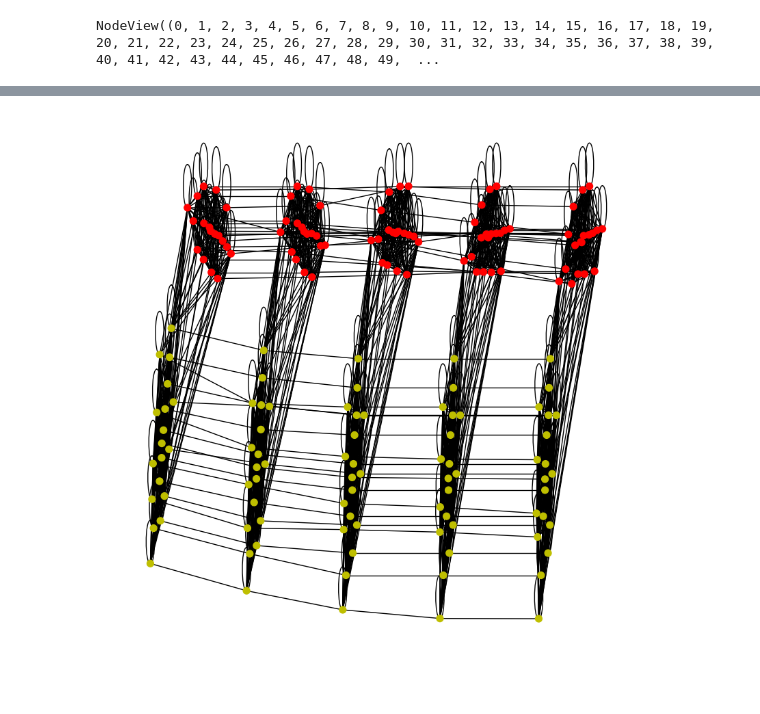
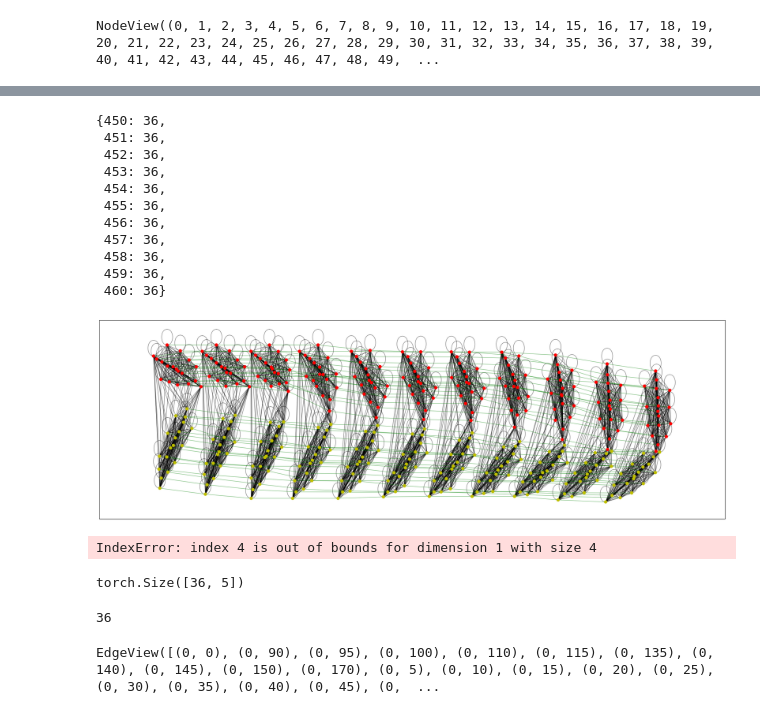
Before and after one commit to JulianAlvarezdeGiorgi/Behavioral_Tagging_of_Mice_in_multiple_Mice_setup_using_Deep_Learning, a Jupyter notebook: src/Visualization.ipynb, the cells around one changed output, grey strips where cells are left out. Drawn from its saved outputs; the diff is of its cells as text; code cells hidden in the pictures.

Commit message:
Visualization

```diff
--- a/src/Visualization.ipynb
+++ b/src/Visualization.ipynb
@@ -69,3 +77,4 @@ tensor([76, 77, 78, 79, 80, 76, 77, 78, 79, 80, 76, 77, 78, 79, 80, 76, 77, 78,
 # %%
 node_features = data.x
-edge_index = data.edge_index
+edge_index = data.edge_index.numpy()
+frame_mask = data.frame_mask
@@ -79,0 +81,31 @@ G.add_edges_from(edge_index.T.tolist())
+# %%
+# Eliminate repeated edges
+edge_index = np.unique(edge_index, axis=1)
+# %%
+# Plot the graph
+import matplotlib.pyplot as plt
+import networkx as nx
+
+G = nx.Graph()
+G1 = nx.Graph()
+G.add_nodes_from(range(node_features.shape[0]))
+G1.add_nodes_from(range(node_features.shape[0]))
+edge_color = []
+edge1_color = []
+edges = []
+for edge in edge_index.T:
+    if (edge[0], edge[1]) in edges or (edge[1], edge[0]) in edges:
+            print('Already in')
+            print(edge)
+    #if node_features[edge[0], 4] != node_features[edge[1], 4]:
+    if frame_mask[edge[0]] != frame_mask[edge[1]]:
+        G1.add_edge(edge[0], edge[1], color='r')
+        edges.append((edge[0], edge[1]))
+        edge1_color.append('g')
+        print('r')
+    else:
+        edges.append((edge[0], edge[1]))
+        G.add_edge(edge[0], edge[1], color='k')
+        edge_color.append('k')
+
+#G.add_edges_from(edge_index.T.tolist())
@@ -116,7 +170,7 @@ alpha = 0.3
 pos = node_features[:, :2].numpy()
 # Add data.frame_mask to the x coordinate
 # Frame difference
-frame_x_diff = data.frame_mask.numpy()
+frame_x_diff = data.frame_mask.numpy().copy()
 # Normalize the frame difference
 frame_x_diff = ((frame_x_diff - frame_x_diff.min())*2) / (frame_x_diff.max() - frame_x_diff.min())
 pos[:, 0] += frame_x_diff
@@ -160,11 +217,38 @@ array([[0.33382812, 0.8196646 ],
+# %%
+# count values of data.frame_mask.numpy()
+unique, counts = np.unique(data.frame_mask.numpy(), return_counts=True)
+dict(zip(unique, counts))
+# %% [output]
+{450: 36,
+ 451: 36,
+ 452: 36,
+ 453: 36,
+ 454: 36,
+ 455: 36,
+ 456: 36,
+ 457: 36,
+ 458: 36,
+ 459: 36,
+ 460: 36}
 # %%
 # Plot the graph
-plt.figure(figsize=(8, 8))
+plt.figure(figsize=(25, 8))
 #pos = nx.spring_layout(G)
 #nx.draw(G, pos, node_size=50, node_color=colors, alpha = 0.3)
 
-#nx.draw_networkx_edges(G, pos, alpha=0.2)
-nx.draw(G, pos, node_size=50, node_color=colors)
+nx.draw_networkx_edges(G, pos, alpha=0.5, edge_color=edge_color)
+nx.draw_networkx_edges(G1, pos, alpha=0.5, edge_color=edge1_color)
+#nx.draw(G, pos, node_size=50, node_color=colors)
+nx.draw_networkx_nodes(G, pos, node_size=40, node_color=colors)
 plt.show()
 # %% [output]
-[figure, old version]
+[figure, new version]
+# %%
+# Lets only plot the nodes that are in a same frame
+nodes_features_to_keep = node_features[node_features[:,4]==0]
+# %% [output]
+IndexError: index 4 is out of bounds for dimension 1 with size 4
+# %%
+nodes_features_to_keep.shape
+# %% [output]
+torch.Size([36, 5])
@@ -170,0 +271,8 @@ plt.show()
+# %%
+G.number_of_nodes()
+# %% [output]
+36
+# %%
+G.edges
+# %% [output]
+EdgeView([(0, 0), (0, 90), (0, 95), (0, 100), (0, 110), (0, 115), (0, 135), (0, 140), (0, 145), (0, 150), (0, 170), (0, 5), (0, 10), (0, 15), (0, 20), (0, 25), (0, 30), (0, 35), (0, 40), (0, 45), (0,  ...
```
Also changed, not shown: parts of 17 cells of this notebook, 3 other files.
